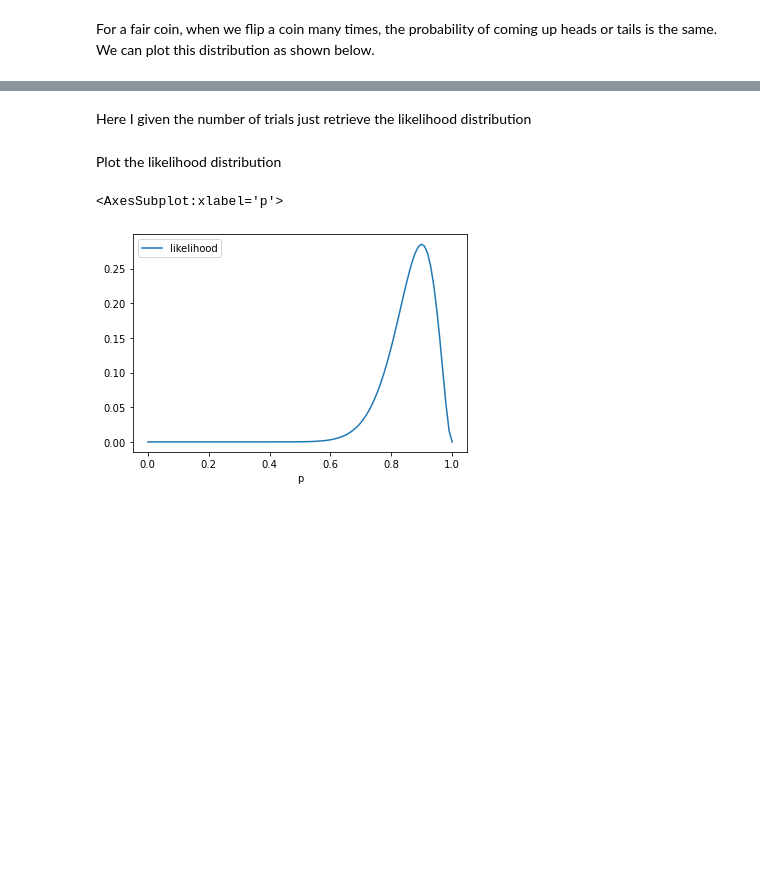
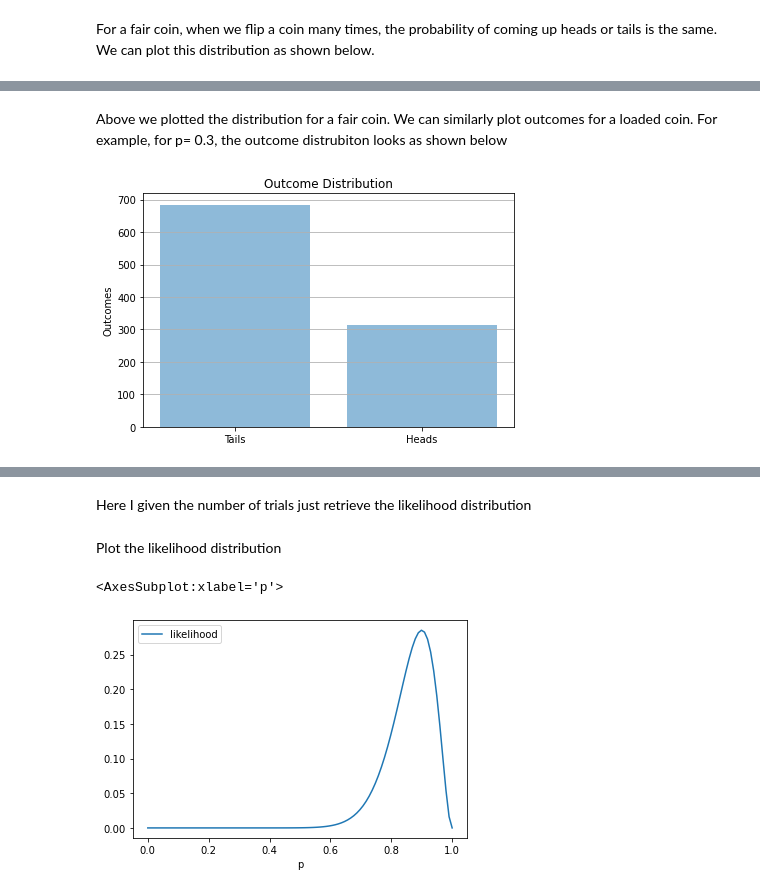
Before and after one commit to dpai/LeraningWorkspace, a Jupyter notebook: Statistics/montecarlosim.ipynb, the cells around one changed output, grey strips where cells are left out. Drawn from its saved outputs; the diff is of its cells as text; code cells hidden in the pictures; blank space fills up the shorter version.

```diff
--- a/Statistics/montecarlosim.ipynb
+++ b/Statistics/montecarlosim.ipynb
@@ -56,0 +59,8 @@ plotdistribution(coin_flip_data, ['Tails', 'Heads'])
+# %% [markdown]
+Above we plotted the distribution for a fair coin. We can similarly plot outcomes for a loaded coin.
+For example, for p= 0.3, the outcome distrubiton looks as shown below
+# %%
+coin_flip_data_1 = np.asarray([coinflip(p=0.3) for x in range(1000)])
+plotdistribution(coin_flip_data_1, ['Tails', 'Heads'])
+# %% [output]
+[figure, added]
```
Also changed, not shown: parts of 9 cells of this notebook.
